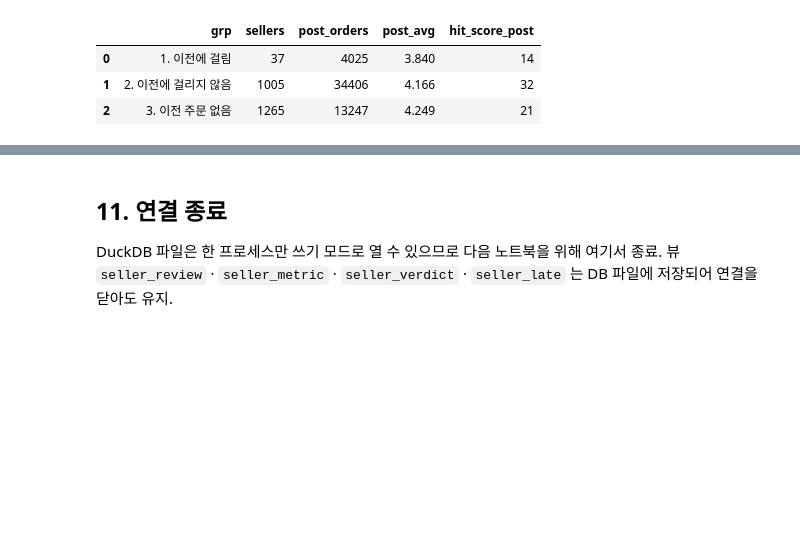
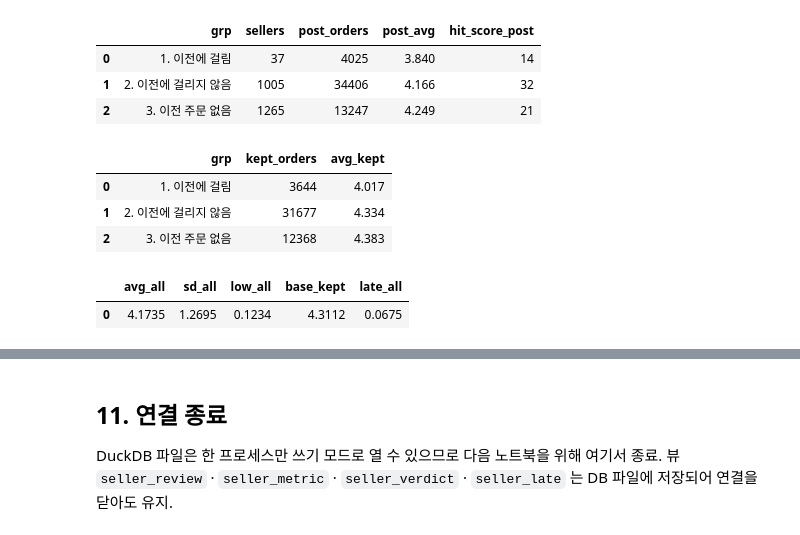
Before and after one commit to wlstjd1011/Olist-data-analyze, a Jupyter notebook: notebooks/07_seller_quality.ipynb, the cells around one changed output, grey strips where cells are left out. Saved outputs shown, nothing was run; the diff lists cells and outputs as text; code cells hidden in the pictures; blank space fills up the shorter version.

```diff
--- a/notebooks/07_seller_quality.ipynb
+++ b/notebooks/07_seller_quality.ipynb
@@ -2239,3 +2286,37 @@ ORDER BY grp
 | 0 | 1. 이전에 걸림 | 37 | 4025 | 3.840 | 14 |
 | 1 | 2. 이전에 걸리지 않음 | 1005 | 34406 | 4.166 | 32 |
 | 2 | 3. 이전 주문 없음 | 1265 | 13247 | 4.249 | 21 |
+# %%
+con.execute("""
+WITH f AS (SELECT * FROM read_csv_auto('../exports/07_seller_metric.csv'))
+SELECT CASE WHEN prev_orders = 0 THEN '3. 이전 주문 없음'
+            WHEN hit_score_prev  THEN '1. 이전에 걸림'
+            ELSE                      '2. 이전에 걸리지 않음' END      AS grp,
+       CAST(SUM(post_n_kept) AS BIGINT)                              AS kept_orders,
+       ROUND(SUM(post_avg_kept * post_n_kept) / SUM(post_n_kept), 3) AS avg_kept
+FROM f
+WHERE post_orders > 0
+GROUP BY grp
+ORDER BY grp
+""").df()
+# %% [output]
+|  | grp | kept_orders | avg_kept |
+| 0 | 1. 이전에 걸림 | 3644 | 4.017 |
+| 1 | 2. 이전에 걸리지 않음 | 31677 | 4.334 |
+| 2 | 3. 이전 주문 없음 | 12368 | 4.383 |
+# %%
+con.execute("""
+COPY (
+    SELECT ROUND(AVG(review_score), 4)                                      AS avg_all,
+           ROUND(STDDEV_SAMP(review_score), 4)                              AS sd_all,
+           ROUND(AVG(CASE WHEN review_score <= 2 THEN 1.0 ELSE 0.0 END), 4) AS low_all,
+           (SELECT ROUND(MIN(avg_kept_all), 4) FROM seller_verdict)         AS base_kept,
+           (SELECT ROUND(MIN(late_all), 4) FROM seller_late)                AS late_all
+    FROM seller_review
+) TO '../exports/07_constants.csv' (HEADER, DELIMITER ',')
+""")
+
+con.execute("SELECT * FROM read_csv_auto('../exports/07_constants.csv')").df()
+# %% [output]
+|  | avg_all | sd_all | low_all | base_kept | late_all |
+| 0 | 4.1735 | 1.2695 | 0.1234 | 4.3112 | 0.0675 |
```
Also changed, not shown: parts of 18 cells of this notebook, 7 other files.
